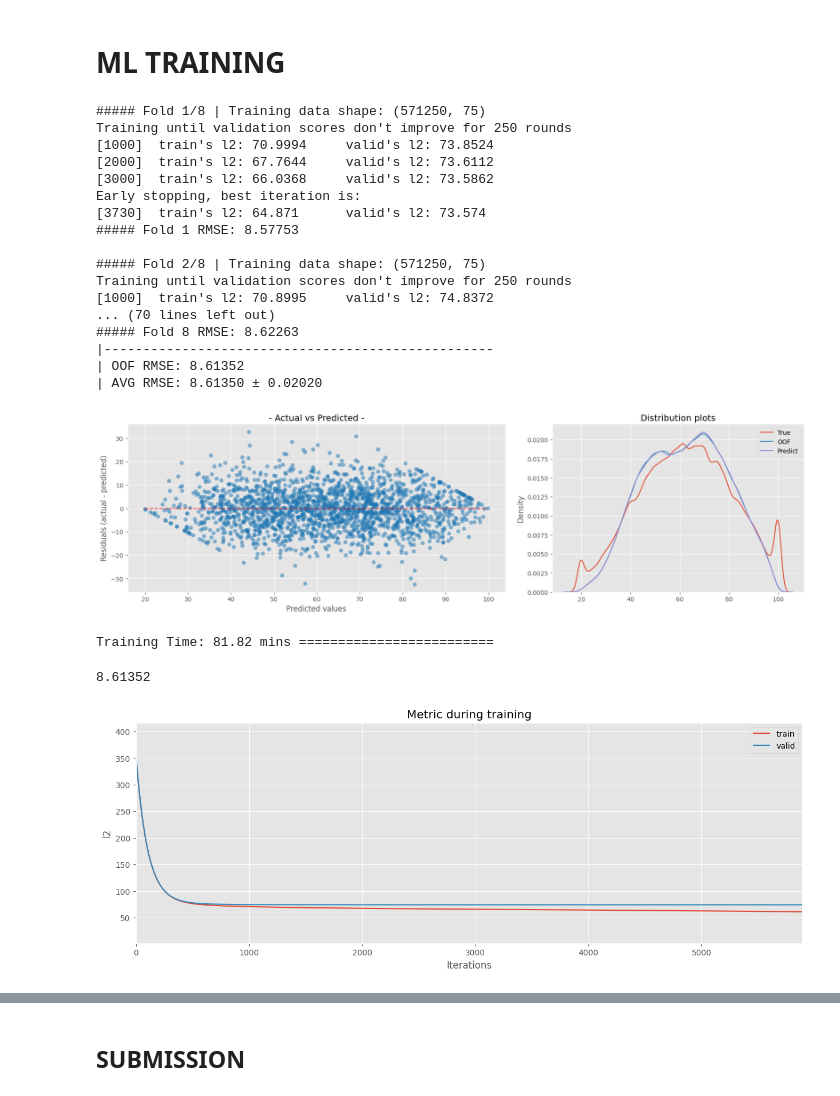
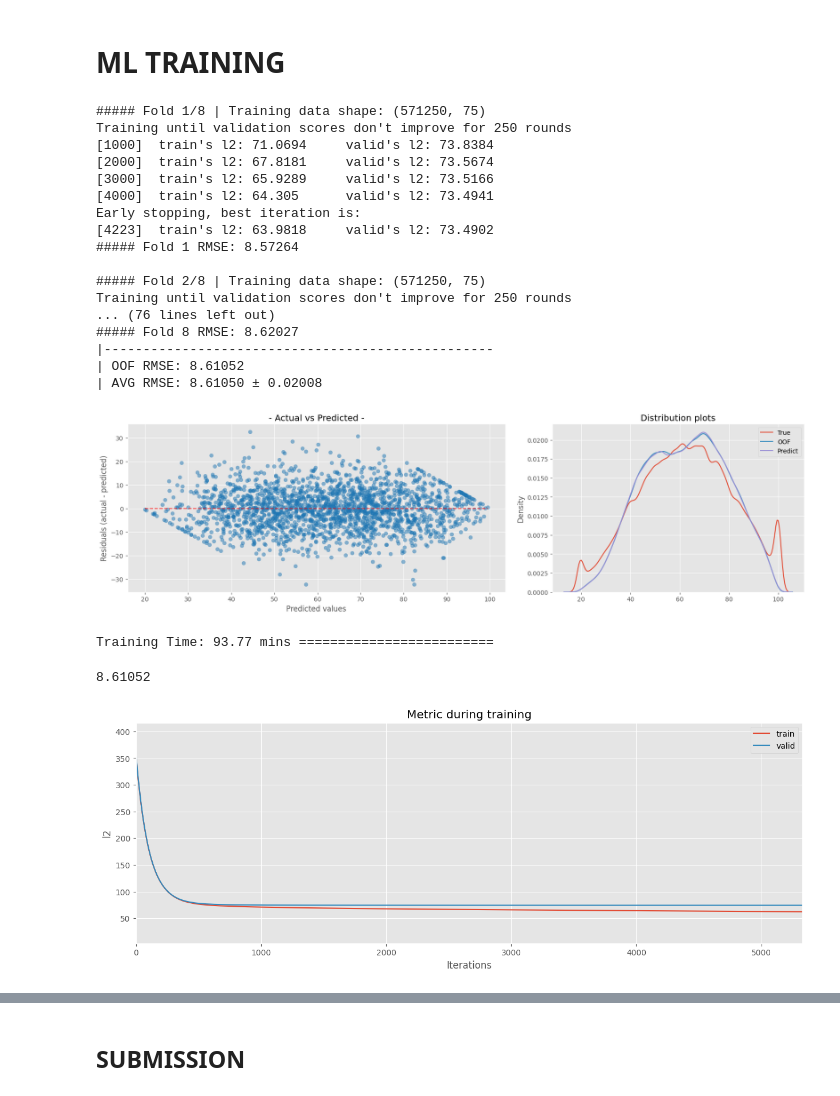
Before and after one commit to coded-sly/ps6e1-Student-Test-Score, a Jupyter notebook: ps6e1-lgbm-orig-basescore.ipynb, the cells around one changed output, grey strips where cells are left out. Saved outputs shown, nothing was run; the diff lists cells and outputs as text; code cells hidden in the pictures.

```diff
--- a/ps6e1-lgbm-orig-basescore.ipynb
+++ b/ps6e1-lgbm-orig-basescore.ipynb
@@ -835,9 +835,9 @@ for i, (train_idx, val_idx) in enumerate(kf.split(X)):
         # ---------------------------------
         # 'boosting': 'dart',
         # ---------------------------------
-        # 'data_sample_strategy': 'goss',
-        # 'top_rate': 0.6,
-        # 'other_rate': 0.2,
+        'data_sample_strategy': 'goss',
+        'top_rate': 0.6,
+        'other_rate': 0.2,
         # ---------------------------------
         'objective': 'regression',
         'eval_metric': "rmse",
@@ -913,57 +913,57 @@ display = PredictionErrorDisplay.from_predictions(
     scatter_kwargs={"alpha": 0.5}, line_kwargs={'color': 'r'},
         )
 axs[0].set_title(f"- Actual vs Predicted -")
 
 LABELS = ['True', 'OOF', 'Predict']
 sns.kdeplot(y, ax=axs[1], label=LABELS[0])
 sns.kdeplot(oof_preds, ax=axs[1], label=LABELS[1])
 sns.kdeplot(test_preds, ax=axs[1], label=LABELS[2])
 axs[1].set_title(f"Distribution plots")
 
 for ax in axs:
     # ax.grid(False)
     ax.spines['top'].set_visible(False)
     ax.spines['right'].set_visible(False)
 
 plt.legend()
 plt.tight_layout()
 plt.show()
 
 tok = time()
 tiktok = (tok-tik) / 60
 print(f"Training Time: {tiktok:.2f} mins {'='*25}")
 # %% [output]
 ##### Fold 1/8 | Training data shape: (571250, 75)
 Training until validation scores don't improve for 250 rounds
-[1000]  train's l2: 70.9994     valid's l2: 73.8524
-[2000]  train's l2: 67.7644     valid's l2: 73.6112
-[3000]  train's l2: 66.0368     valid's l2: 73.5862
+[1000]  train's l2: 71.0694     valid's l2: 73.8384
+[2000]  train's l2: 67.8181     valid's l2: 73.5674
+[3000]  train's l2: 65.9289     valid's l2: 73.5166
+[4000]  train's l2: 64.305      valid's l2: 73.4941
 Early stopping, best iteration is:
-[3730]  train's l2: 64.871      valid's l2: 73.574
-##### Fold 1 RMSE: 8.57753
+[4223]  train's l2: 63.9818     valid's l2: 73.4902
+##### Fold 1 RMSE: 8.57264
 
 ##### Fold 2/8 | Training data shape: (571250, 75)
 Training until validation scores don't improve for 250 rounds
-[1000]  train's l2: 70.8995     valid's l2: 74.8372
-... (70 lines left out)
-##### Fold 8 RMSE: 8.62263
+... (76 lines left out)
+##### Fold 8 RMSE: 8.62027
 |--------------------------------------------------
-| OOF RMSE: 8.61352
-| AVG RMSE: 8.61350 ± 0.02020
+| OOF RMSE: 8.61052
+| AVG RMSE: 8.61050 ± 0.02008
-[figure, old version]
+[figure, new version]
-Training Time: 81.82 mins =========================
+Training Time: 93.77 mins =========================
 # %%
 float(overall_score)
 # ORIG + base_score + 5folds + stop 200
 #   0.1: gbdt-> 63958 || goss-> 8:63853
 # 0.005 -> ** d8=8.61752 **
 # %% [output]
-8.61352
+8.61052
 # %%
 lgb.plot_metric(all_eval_results[0], figsize=(15, 5))
 plt.show()
 # %% [output]
-[figure, old version]
+[figure, new version]
 # %%
 ## -- plot_shap --
 MAX = 20
```
Also changed, not shown: parts of 3 cells of this notebook.
